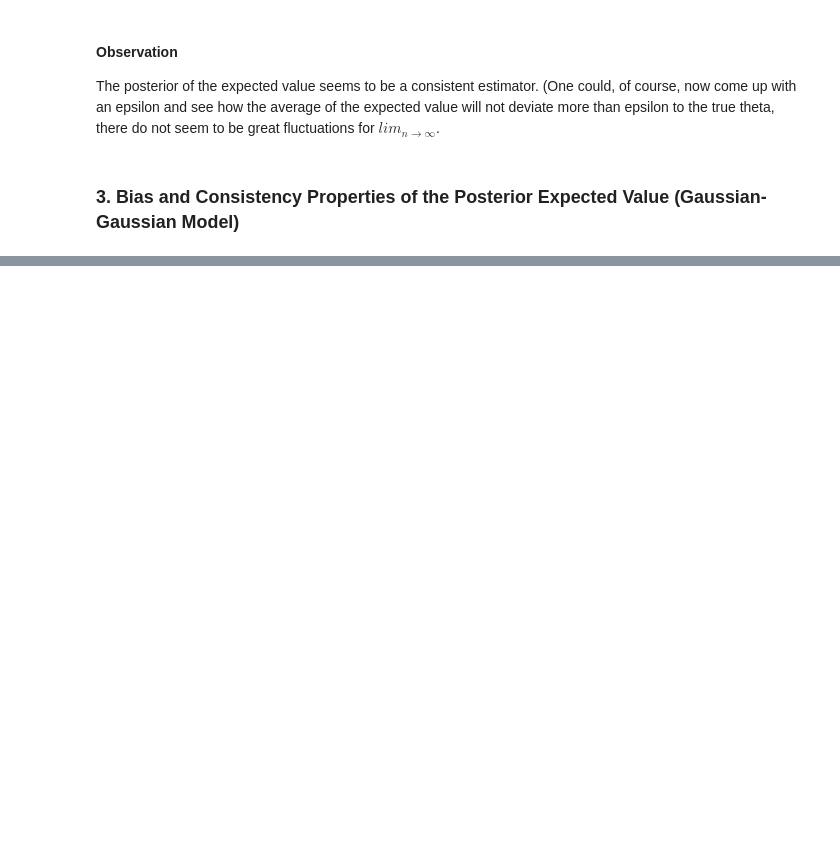
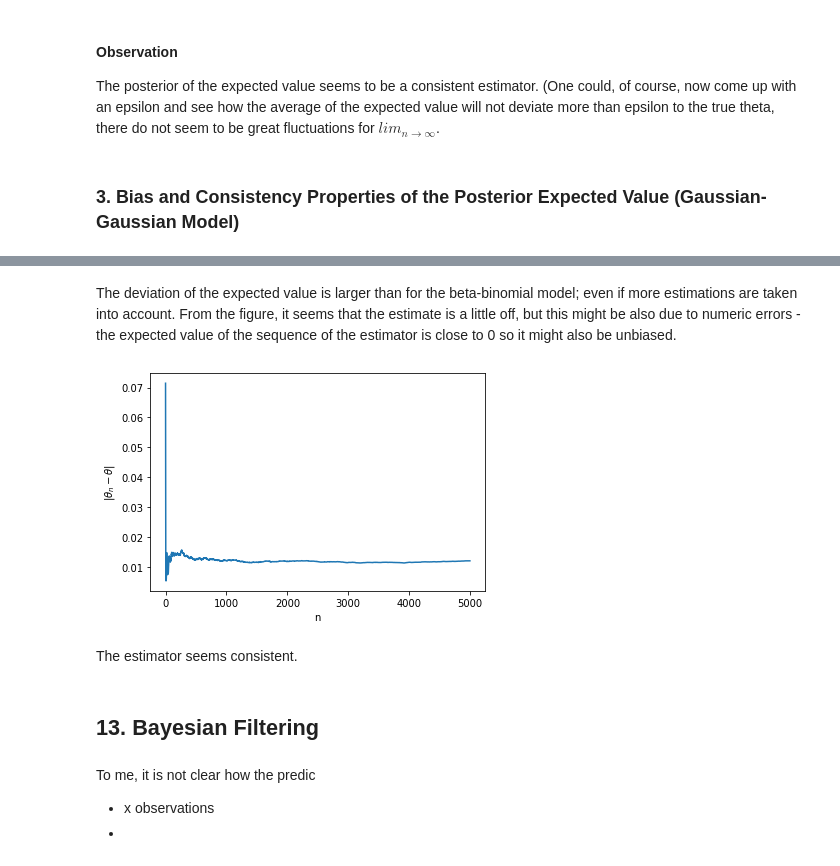
Before and after one commit to DorotheaMueller/statistics_assignments, a Jupyter notebook: ex_3.ipynb, the cells around one changed output, grey strips where cells are left out. Cells and saved outputs as stored; diff of their text form; code cells hidden in the pictures; blank space fills up the shorter version.

```diff
--- a/ex_3.ipynb
+++ b/ex_3.ipynb
@@ -179,0 +208,15 @@ The posterior of the expected value seems to be a consistent estimator. (One cou
+# %% [markdown]
+The deviation of the expected value is larger than for the beta-binomial model; even if more estimations are taken into account. From the figure, it seems that the estimate is a little off, but this might be also due to numeric errors - the expected value of the sequence of the estimator is close to 0 so it might also be unbiased.
+# %%
+averages = np.cumsum(mus_est)/np.arange(1, n+1)
+total_deviation = np.abs(averages - mu_unknown)
+
+plt.plot(total_deviation)
+plt.xlabel('n')
+plt.ylabel(r'$|\theta_n - \theta|$');
+# %% [output]
+[figure, added]
+# %% [markdown]
+The estimator seems consistent.
+# %% [markdown]
+## 13. Bayesian Filtering
@@ -179,0 +225,5 @@ The posterior of the expected value seems to be a consistent estimator. (One cou
+# %% [markdown]
+To me, it is not clear how the predic
+
+- x observations
+-
```
Also changed, not shown: parts of 14 cells of this notebook.
